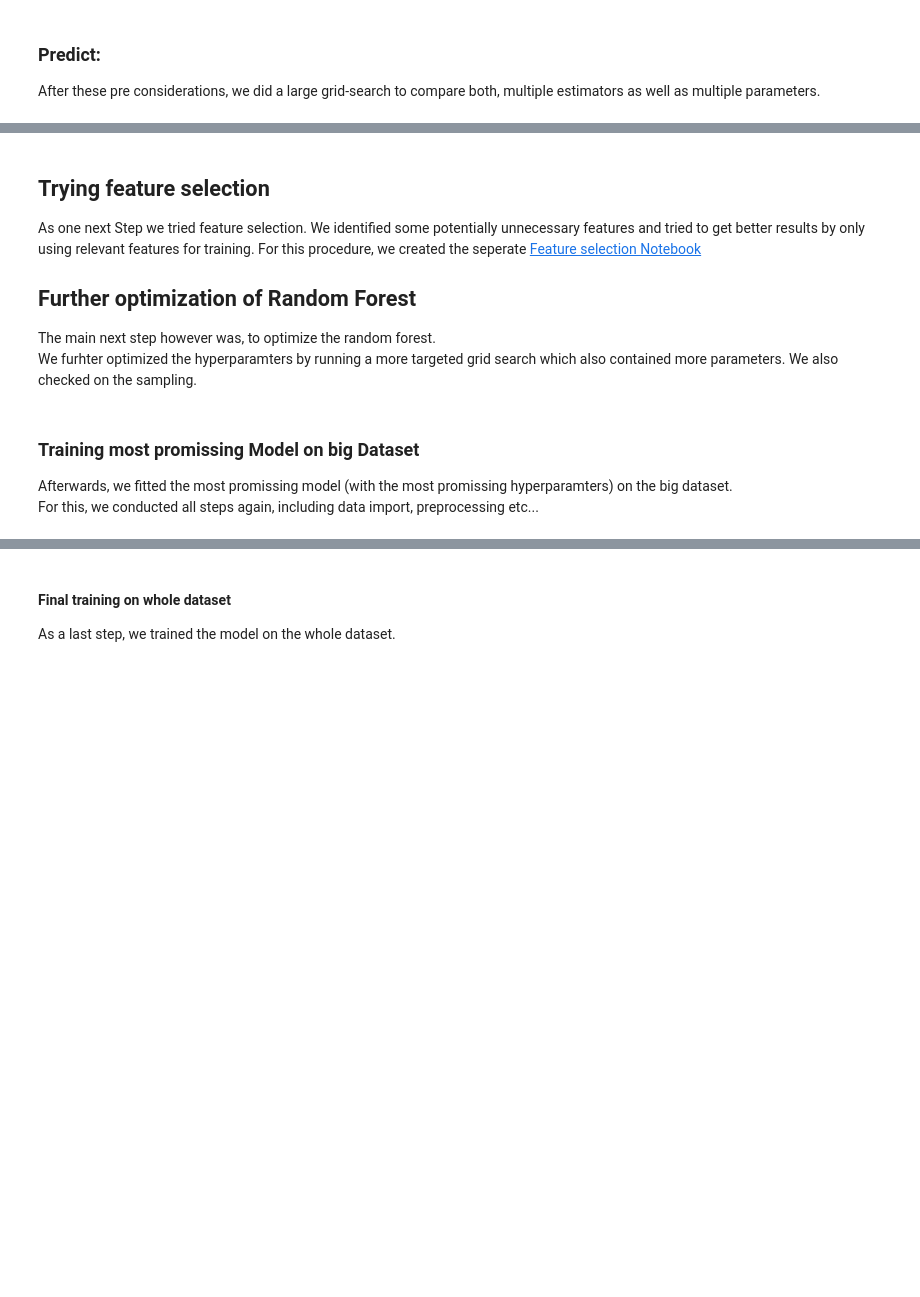
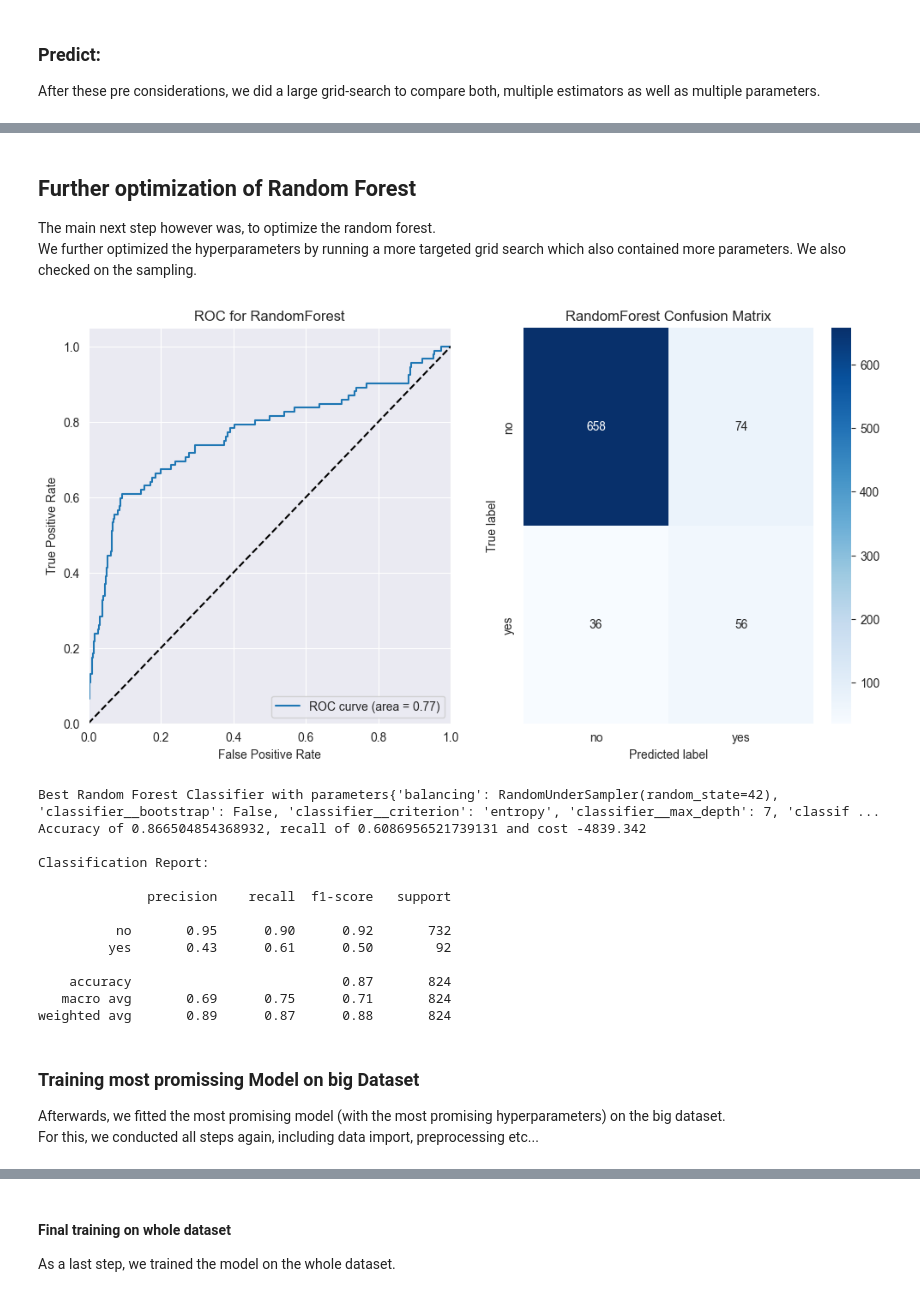
Before and after one commit to joscha-st/ibait_ml_g1, a Jupyter notebook: main_with_feature_selection.ipynb, the cells around one changed output, grey strips where cells are left out. Drawn from its saved outputs; the diff is of its cells as text; code cells hidden in the pictures; blank space fills up the shorter version.

```diff
--- a/main_with_feature_selection.ipynb
+++ b/main_with_feature_selection.ipynb
@@ -331,20 +344,14 @@ As result, both trivial solutions, the Yes and No trivial solution incure positi
 # %% [markdown]
-## Trying feature selection
-As one next Step we tried feature selection. We identified some potentially unnecessary features and tried to get better results by only using relevant features for training.
-For this procedure, we created the seperate [Feature selection Notebook](main_with_feature_selection.ipynb)
-
-
-
 ## Further optimization of Random Forest
 The main next step however was, to optimize the random forest.
-We furhter optimized the hyperparamters by running a more targeted grid search which also contained more parameters. We also checked on the sampling.
+We further optimized the hyperparameters by running a more targeted grid search which also contained more parameters. We also checked on the sampling.
 # %%
 #extending param grid for RF
 param_grid = {
-    'balancing': [RandomOverSampler(), RandomUnderSampler()],
+    'balancing': [RandomOverSampler(random_state=42), RandomUnderSampler(random_state=42)],
     'classifier__n_estimators': [50, 100, 200, 300, 400],
     'classifier__max_features': ['sqrt', 'log2'],
-   'classifier__max_depth': [4,5,6,7,8,10,12,18,24,30, None],
+   'classifier__max_depth': [4,5,6,7,8,10,12,30, None],
 #    'classifier__min_samples_split': [2, 5, 10],
 #    'classifier__min_samples_leaf': [1, 2, 4],
    'classifier__bootstrap': [True, False],
@@ -352,9 +359,8 @@ param_grid = {
    'classifier__random_state': [42]
 }
 
-
 # split into test and training data
-bank_data_train, bank_data_test, bank_target_train, bank_target_test = train_test_split(bank_data, bank_target, test_size=0.3, random_state=42)
+bank_data_train, bank_data_test, bank_target_train, bank_target_test = train_test_split(bank_data, bank_target, test_size=0.2, random_state=42)
 
 # Grid search with parameter grid and cost function
 grid_search = GridSearchCV(rf_pipeline, param_grid, cv=10, scoring=scorer, n_jobs=-1)
@@ -380,37 +386,52 @@ roc_auc = roc_auc_score(bank_target_test, probs)
 
 # Calculate accuracy and cost
 cm = confusion_matrix(bank_target_test, prediction)
 acc = accuracy_score(bank_target_test, prediction)
 recall = recall_score(bank_target_test, prediction) #yes recall
 cost = cost_function(bank_target_test, prediction)
 
 # Prepare Plot
 fig, axs = plt.subplots(1, 2, figsize=(12, 6))
 
 # Plot the ROC curve
 axs[0].plot(fpr, tpr, label='ROC curve (area = %0.2f)' % roc_auc)
 axs[0].plot([0, 1], [0, 1], 'k--')
 axs[0].set_xlim([0.0, 1.0])
 axs[0].set_ylim([0.0, 1.05])
 axs[0].set_xlabel('False Positive Rate')
 axs[0].set_ylabel('True Positive Rate')
 axs[0].set_title('ROC for RandomForest')
 axs[0].legend(loc="lower right")
 
 
 # Plot Confusion Matrix
 sns.heatmap(cm, annot=True, fmt='d', cmap='Blues', ax=axs[1], xticklabels=label_names, yticklabels=label_names)
 axs[1].set_title('RandomForest Confusion Matrix')
 axs[1].set_xlabel('Predicted label')
 axs[1].set_ylabel('True label')
 
 plt.show()
 
-print("Best Random Forest Classifier with parameters".format(name) + str(best_param) + ": \nAccuracy of {}, recall of {} and cost {}\n".format(acc, recall, cost))
+print("Best Random Forest Classifier with parameters" + str(best_param) + ": \nAccuracy of {}, recall of {} and cost {}\n".format(acc, recall, cost))
 print("Classification Report:\n\n{}".format(classification_report(bank_target_test, prediction, target_names=label_names)))
+# %% [output]
+[figure, added]
+Best Random Forest Classifier with parameters{'balancing': RandomUnderSampler(random_state=42), 'classifier__bootstrap': False, 'classifier__criterion': 'entropy', 'classifier__max_depth': 7, 'classif ...
+Accuracy of 0.866504854368932, recall of 0.6086956521739131 and cost -4839.342
+
+Classification Report:
+
+              precision    recall  f1-score   support
+
+          no       0.95      0.90      0.92       732
+         yes       0.43      0.61      0.50        92
+
+    accuracy                           0.87       824
+   macro avg       0.69      0.75      0.71       824
+weighted avg       0.89      0.87      0.88       824
 # %% [markdown]
 ### Training most promissing Model on big Dataset
 
-Afterwards, we fitted the most promissing model (with the most promissing hyperparamters) on the big dataset.
+Afterwards, we fitted the most promising model (with the most promising hyperparameters) on the big dataset.
 For this, we conducted all steps again, including data import, preprocessing etc...
 # %%
```
Also changed, not shown: parts of 9 cells of this notebook, 1 other file.
